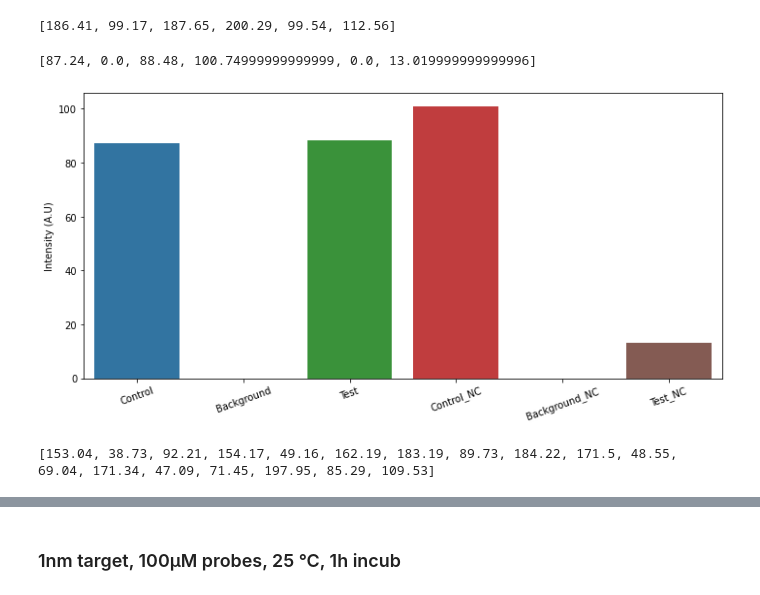
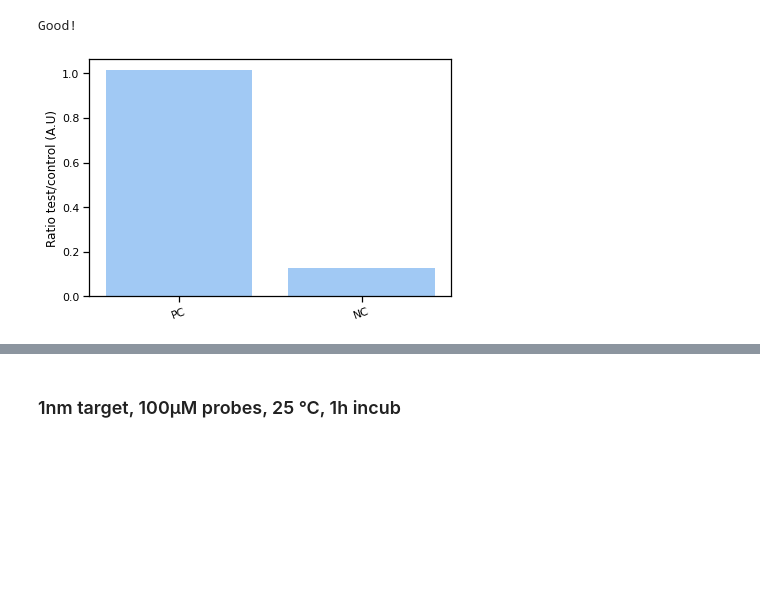
Before and after one commit to NessLfy/iGEM, a Jupyter notebook: scripts/quantification_paper_test.ipynb, the cells around one changed output, grey strips where cells are left out. Saved outputs shown, nothing was run; the diff lists cells and outputs as text; code cells hidden in the pictures; blank space fills up the shorter version.

Commit message:
new results+ pkg paper test

```diff
--- a/scripts/quantification_paper_test.ipynb
+++ b/scripts/quantification_paper_test.ipynb
@@ -11,30 +11,5 @@ warnings.filterwarnings('ignore')
 # %%
-results = pd.read_csv("../results/paper_test/results.csv")
+qp.quantif("../results/paper_test/results.csv",['PC','NC'])
+# %% [output]
+Good!
+[figure, added]
-# %%
-intensities = list(results.Mean)
-intensities
-# %% [output]
-[186.41, 99.17, 187.65, 200.29, 99.54, 112.56]
-# %%
-bck = intensities[1]
-bck_2 = intensities[4]
-
-for i in range(3):
-    intensities[i] = intensities[i]-bck
-
-for i in range(3,6):
-    intensities[i] = intensities[i]-bck_2
-
-intensities
-# %% [output]
-[87.24, 0.0, 88.48, 100.74999999999999, 0.0, 13.019999999999996]
-# %%
-plt.figure(figsize=(10,5))
-sns.barplot([i for i in range(len(intensities))],intensities)
-plt.xticks([i for i in range(len(intensities))],['Control','Background','Test','Control_NC','Background_NC','Test_NC'],rotation= 20)
-plt.ylabel("Intensity (A.U)")
-plt.tight_layout()
-#plt.savefig('test.png',dpi=300)
-plt.show()
-# %% [output]
-[figure, removed]
@@ -43,5 +15,0 @@ results_2 = pd.read_csv("../results/paper_test/resultspt_2.csv")
-# %%
-intensity = list(results_2.Mean)
-print(intensity)
-# %% [output]
-[153.04, 38.73, 92.21, 154.17, 49.16, 162.19, 183.19, 89.73, 184.22, 171.5, 48.55, 69.04, 171.34, 47.09, 71.45, 197.95, 85.29, 109.53]
```
Also changed, not shown: parts of 40 cells of this notebook, 7 other files.
